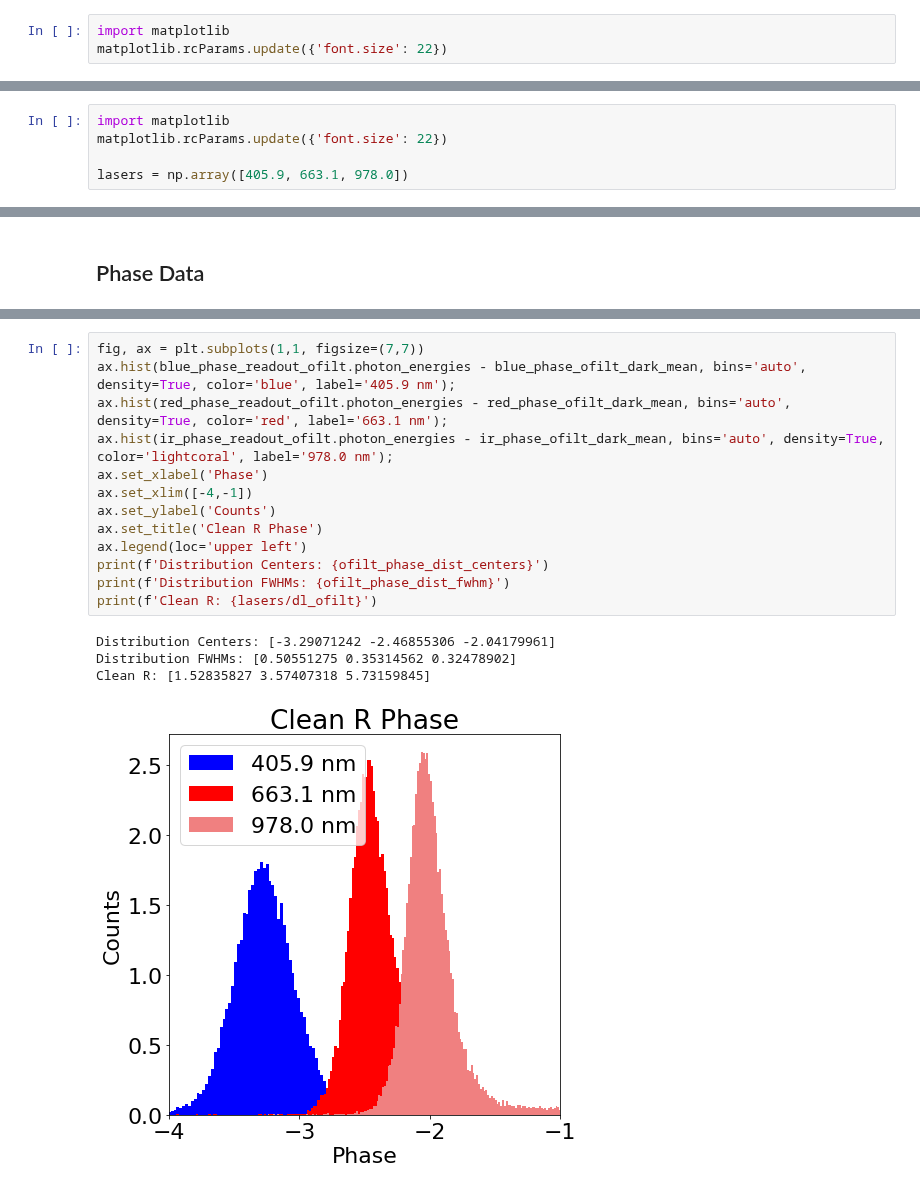
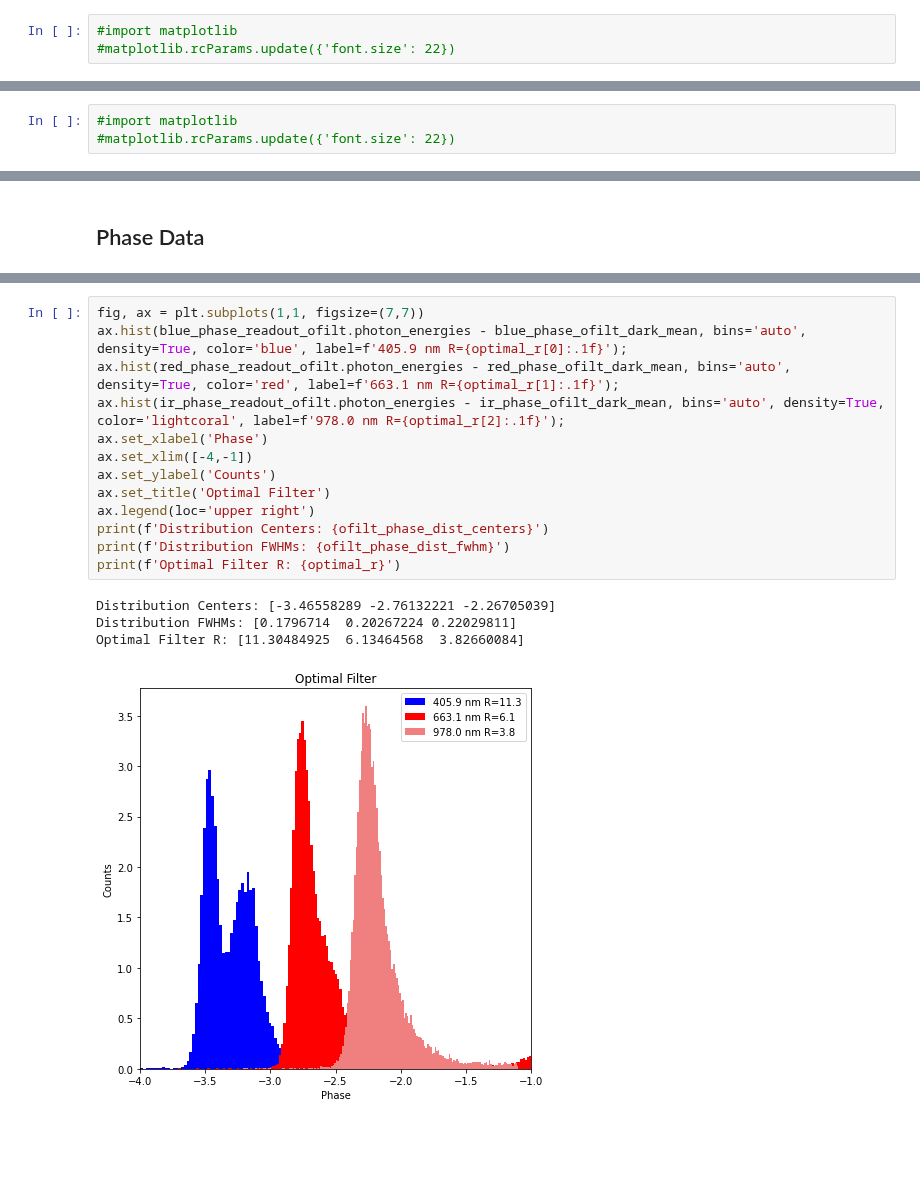
Before and after one commit to MazinLab/MKIDReadoutAnalysis, a Jupyter notebook: Clean_R.ipynb, the cells around one changed output, grey strips where cells are left out. Drawn from its saved outputs; the diff is of its cells as text; blank space fills up the shorter version.

```diff
--- a/Clean_R.ipynb
+++ b/Clean_R.ipynb
@@ -327,5 +161,5 @@ ir_phase_centered = ir_iq_readout.photon_energies - ir_phase_dark_mean
 # Dirty R <a class="anchor" id="dirtyr"></a>
 [Table of Contents](#table)
 # %%
-import matplotlib
-matplotlib.rcParams.update({'font.size': 22})
+#import matplotlib
+#matplotlib.rcParams.update({'font.size': 22})
@@ -868,7 +451,5 @@ Max Phase: -3.5647828540388247 FWHM: 0.7031671727033406 radians
 # "Clean" R <a class="anchor" id="cleanr"></a>
 [Table of Contents](#table)
 # %%
-import matplotlib
-matplotlib.rcParams.update({'font.size': 22})
-
-lasers = np.array([405.9, 663.1, 978.0])
+#import matplotlib
+#matplotlib.rcParams.update({'font.size': 22})
@@ -883,19 +480,19 @@ dl_ofilt = dldp_ofilt.mean()*ofilt_phase_dist_fwhm
 # %%
 fig, ax = plt.subplots(1,1, figsize=(7,7))
-ax.hist(blue_phase_readout_ofilt.photon_energies - blue_phase_ofilt_dark_mean, bins='auto', density=True, color='blue', label='405.9 nm');
-ax.hist(red_phase_readout_ofilt.photon_energies - red_phase_ofilt_dark_mean, bins='auto', density=True, color='red', label='663.1 nm');
-ax.hist(ir_phase_readout_ofilt.photon_energies - ir_phase_ofilt_dark_mean, bins='auto', density=True, color='lightcoral', label='978.0 nm');
+ax.hist(blue_phase_readout_ofilt.photon_energies - blue_phase_ofilt_dark_mean, bins='auto', density=True, color='blue', label=f'405.9 nm R={optimal_r[0]:.1f}');
+ax.hist(red_phase_readout_ofilt.photon_energies - red_phase_ofilt_dark_mean, bins='auto', density=True, color='red', label=f'663.1 nm R={optimal_r[1]:.1f}');
+ax.hist(ir_phase_readout_ofilt.photon_energies - ir_phase_ofilt_dark_mean, bins='auto', density=True, color='lightcoral', label=f'978.0 nm R={optimal_r[2]:.1f}');
 ax.set_xlabel('Phase')
 ax.set_xlim([-4,-1])
 ax.set_ylabel('Counts')
-ax.set_title('Clean R Phase')
-ax.legend(loc='upper left')
+ax.set_title('Optimal Filter')
+ax.legend(loc='upper right')
 print(f'Distribution Centers: {ofilt_phase_dist_centers}')
 print(f'Distribution FWHMs: {ofilt_phase_dist_fwhm}')
-print(f'Clean R: {lasers/dl_ofilt}')
+print(f'Optimal Filter R: {optimal_r}')
 # %% [output]
-Distribution Centers: [-3.29071242 -2.46855306 -2.04179961]
-Distribution FWHMs: [0.50551275 0.35314562 0.32478902]
-Clean R: [1.52835827 3.57407318 5.73159845]
+Distribution Centers: [-3.46558289 -2.76132221 -2.26705039]
+Distribution FWHMs: [0.1796714  0.20267224 0.22029811]
+Optimal Filter R: [11.30484925  6.13464568  3.82660084]
-[figure, old version]
+[figure, new version]
 # %% [markdown]
```
Also changed, not shown: parts of 131 cells of this notebook, 1 other file.
